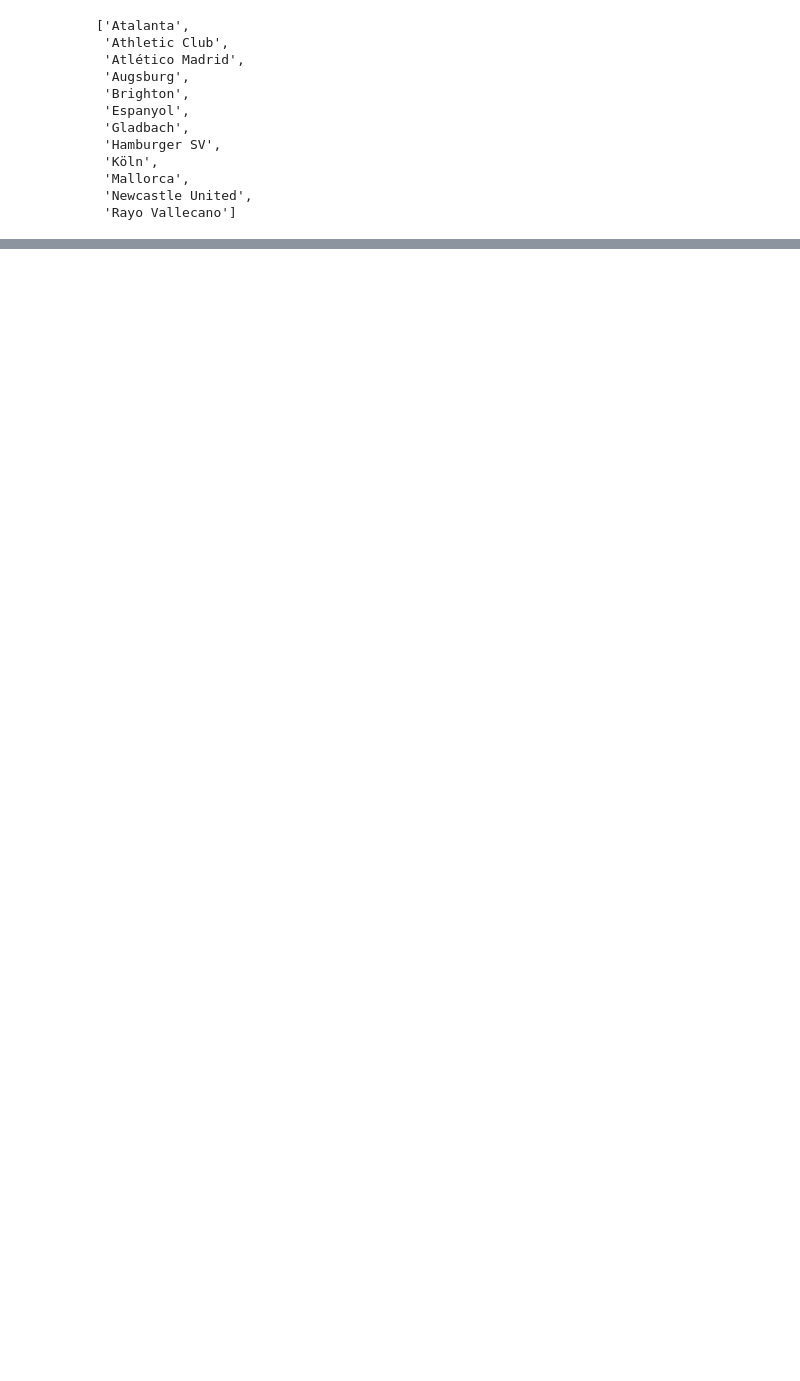
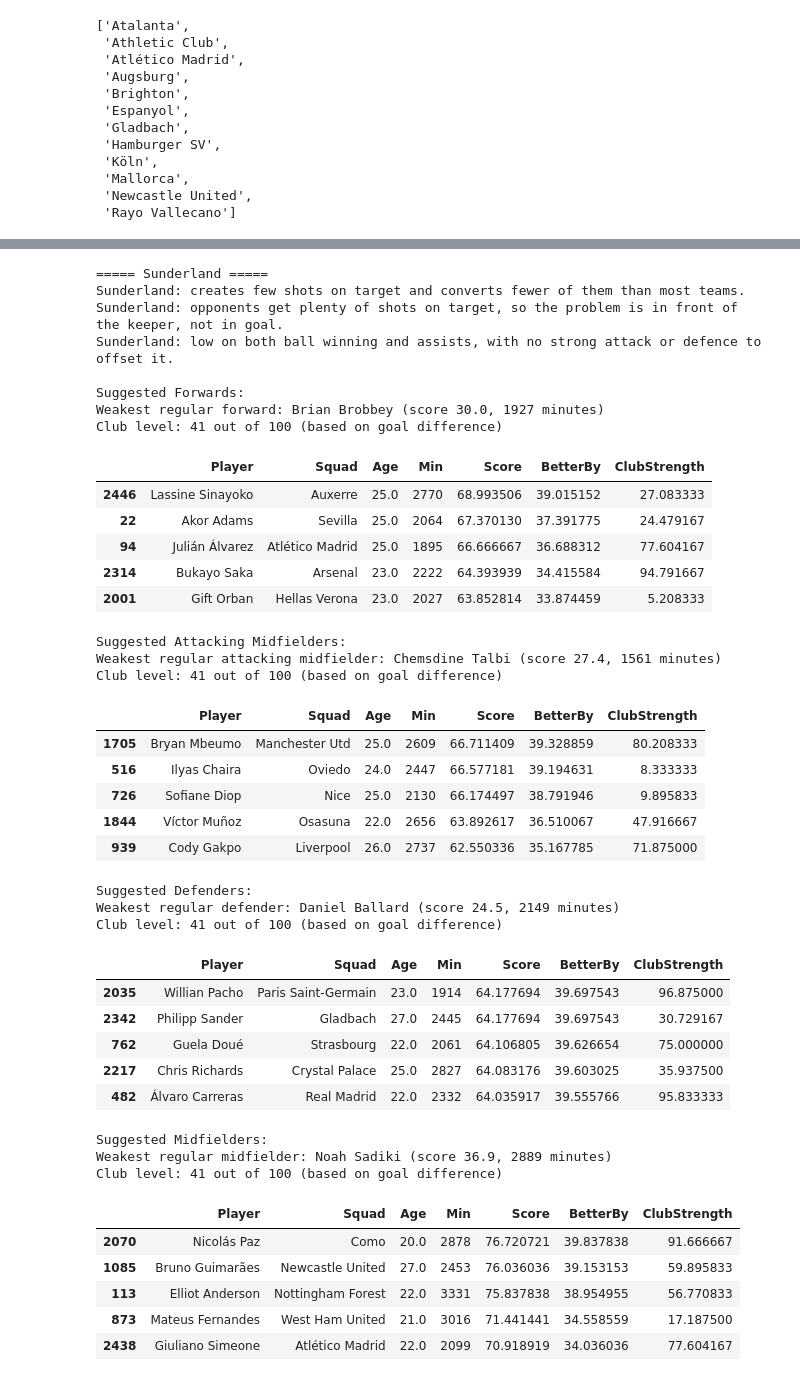
Before and after one commit to TamukaTom/We-need-players, a Jupyter notebook: explore.ipynb, the cells around one changed output, grey strips where cells are left out. Saved outputs shown, nothing was run; the diff lists cells and outputs as text; code cells hidden in the pictures; blank space fills up the shorter version.

```diff
--- a/explore.ipynb
+++ b/explore.ipynb
@@ -741,0 +847,44 @@ Weakest regular goalkeeper: Senne Lammens (score 55.7, 2880 minutes)
+# %%
+team_report("Sunderland", max_gap=40)
+# %% [output]
+===== Sunderland =====
+Sunderland: creates few shots on target and converts fewer of them than most teams.
+Sunderland: opponents get plenty of shots on target, so the problem is in front of the keeper, not in goal.
+Sunderland: low on both ball winning and assists, with no strong attack or defence to offset it.
+
+Suggested Forwards:
+Weakest regular forward: Brian Brobbey (score 30.0, 1927 minutes)
+Club level: 41 out of 100 (based on goal difference)
+|  | Player | Squad | Age | Min | Score | BetterBy | ClubStrength |
+| 2446 | Lassine Sinayoko | Auxerre | 25.0 | 2770 | 68.993506 | 39.015152 | 27.083333 |
+| 22 | Akor Adams | Sevilla | 25.0 | 2064 | 67.370130 | 37.391775 | 24.479167 |
+| 94 | Julián Álvarez | Atlético Madrid | 25.0 | 1895 | 66.666667 | 36.688312 | 77.604167 |
+| 2314 | Bukayo Saka | Arsenal | 23.0 | 2222 | 64.393939 | 34.415584 | 94.791667 |
+| 2001 | Gift Orban | Hellas Verona | 23.0 | 2027 | 63.852814 | 33.874459 | 5.208333 |
+Suggested Attacking Midfielders:
+Weakest regular attacking midfielder: Chemsdine Talbi (score 27.4, 1561 minutes)
+Club level: 41 out of 100 (based on goal difference)
+|  | Player | Squad | Age | Min | Score | BetterBy | ClubStrength |
+| 1705 | Bryan Mbeumo | Manchester Utd | 25.0 | 2609 | 66.711409 | 39.328859 | 80.208333 |
+| 516 | Ilyas Chaira | Oviedo | 24.0 | 2447 | 66.577181 | 39.194631 | 8.333333 |
+| 726 | Sofiane Diop | Nice | 25.0 | 2130 | 66.174497 | 38.791946 | 9.895833 |
+| 1844 | Víctor Muñoz | Osasuna | 22.0 | 2656 | 63.892617 | 36.510067 | 47.916667 |
+| 939 | Cody Gakpo | Liverpool | 26.0 | 2737 | 62.550336 | 35.167785 | 71.875000 |
+Suggested Defenders:
+Weakest regular defender: Daniel Ballard (score 24.5, 2149 minutes)
+Club level: 41 out of 100 (based on goal difference)
+|  | Player | Squad | Age | Min | Score | BetterBy | ClubStrength |
+| 2035 | Willian Pacho | Paris Saint-Germain | 23.0 | 1914 | 64.177694 | 39.697543 | 96.875000 |
+| 2342 | Philipp Sander | Gladbach | 27.0 | 2445 | 64.177694 | 39.697543 | 30.729167 |
+| 762 | Guela Doué | Strasbourg | 22.0 | 2061 | 64.106805 | 39.626654 | 75.000000 |
+| 2217 | Chris Richards | Crystal Palace | 25.0 | 2827 | 64.083176 | 39.603025 | 35.937500 |
+| 482 | Álvaro Carreras | Real Madrid | 22.0 | 2332 | 64.035917 | 39.555766 | 95.833333 |
+Suggested Midfielders:
+Weakest regular midfielder: Noah Sadiki (score 36.9, 2889 minutes)
+Club level: 41 out of 100 (based on goal difference)
+|  | Player | Squad | Age | Min | Score | BetterBy | ClubStrength |
+| 2070 | Nicolás Paz | Como | 20.0 | 2878 | 76.720721 | 39.837838 | 91.666667 |
+| 1085 | Bruno Guimarães | Newcastle United | 27.0 | 2453 | 76.036036 | 39.153153 | 59.895833 |
+| 113 | Elliot Anderson | Nottingham Forest | 22.0 | 3331 | 75.837838 | 38.954955 | 56.770833 |
+| 873 | Mateus Fernandes | West Ham United | 21.0 | 3016 | 71.441441 | 34.558559 | 17.187500 |
+| 2438 | Giuliano Simeone | Atlético Madrid | 22.0 | 2099 | 70.918919 | 34.036036 | 77.604167 |
```
Also changed, not shown: parts of 5 cells of this notebook.
